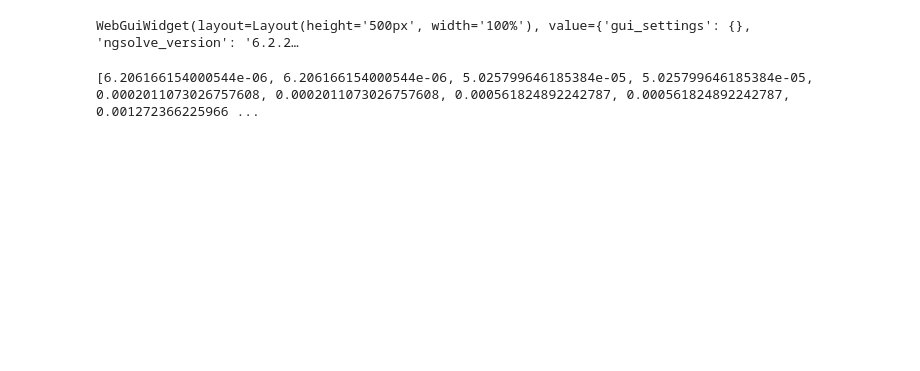
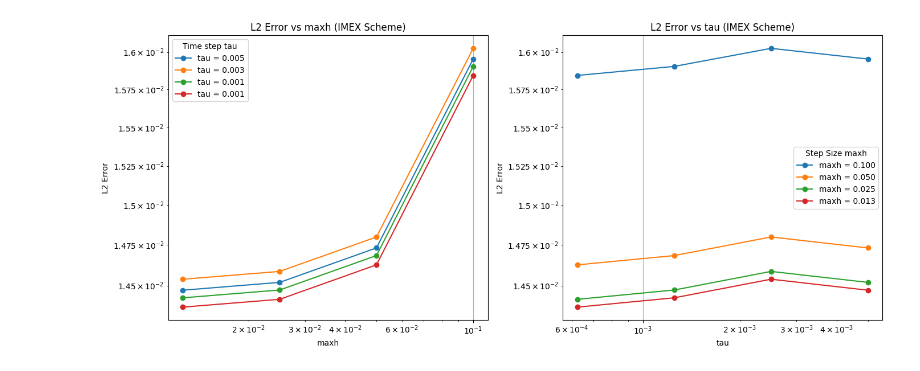
Before and after one commit to sannejamila/FEM_Project2, a Jupyter notebook: IMEX.ipynb, the cells around one changed output. Cells and saved outputs as stored; diff of their text form; code cells hidden in the pictures; blank space fills up the shorter version.

```diff
--- a/IMEX.ipynb
+++ b/IMEX.ipynb
@@ -92,10 +119,38 @@ phi_old.vec.data = initial_values
+# %%
+N = np.array([1,2,3,4])
+H = 0.2*2.0**(-N)
+Tau = H*0.05
+
+IMEX_df, IMEX_integral,IMEX_energy = convergence_analysis(H,Tau,IMEXScheme)
+# %%
+fig, axs = plt.subplots(1, 2, figsize=(14, 6))
+
+for tau in IMEX_df['tau'].unique():
+    df_tau = IMEX_df[IMEX_df['tau'] == tau]
+    axs[0].loglog(df_tau['maxh'], df_tau['L2_error'], marker='o', label=f'tau = {tau:.3f}')
+axs[0].set_xlabel('maxh')
+axs[0].set_ylabel('L2 Error')
+axs[0].set_title('L2 Error vs maxh (IMEX Scheme)')
+axs[0].legend(title="Time step tau")
+axs[0].grid(True)
+
+for maxh in IMEX_df['maxh'].unique():
+    df_tau = IMEX_df[IMEX_df['maxh'] == maxh]
+    axs[1].loglog(df_tau['tau'], df_tau['L2_error'], marker='o', label=f'maxh = {maxh:.3f}')
+axs[1].set_xlabel('tau')
+axs[1].set_ylabel('L2 Error')
+axs[1].set_title('L2 Error vs tau (IMEX Scheme)')
+axs[1].legend(title="Step Size maxh")
+axs[1].grid(True)
+
+plt.tight_layout()
+plt.show()
+# %% [output]
+[figure, added]
 # %%
-gfut,gfu,L2_error, integral,energy = IMEXScheme(mesh,fes,phi,mu,v,w,phi_old,epsilon,gamma,M,tau,T)
-Draw(gfut.components[0], mesh, interpolate_multidim = True, animate = True)
-print(L2_error)
+#gfut,gfu,L2_error, integral,energy = IMEXScheme(mesh,fes,phi,mu,v,w,phi_old,epsilon,gamma,M,tau,T)
+#Draw(gfut.components[0], mesh, interpolate_multidim = True, animate = True)
+#print(L2_error)
-# %% [output]
-WebGuiWidget(layout=Layout(height='500px', width='100%'), value={'gui_settings': {}, 'ngsolve_version': '6.2.2…
-[6.206166154000544e-06, 6.206166154000544e-06, 5.025799646185384e-05, 5.025799646185384e-05, 0.0002011073026757608, 0.0002011073026757608, 0.000561824892242787, 0.000561824892242787, 0.001272366225966 ...
 # %%
 import matplotlib.pyplot as plt
 
```
Also changed, not shown: parts of 4 cells of this notebook, 3 other files.
